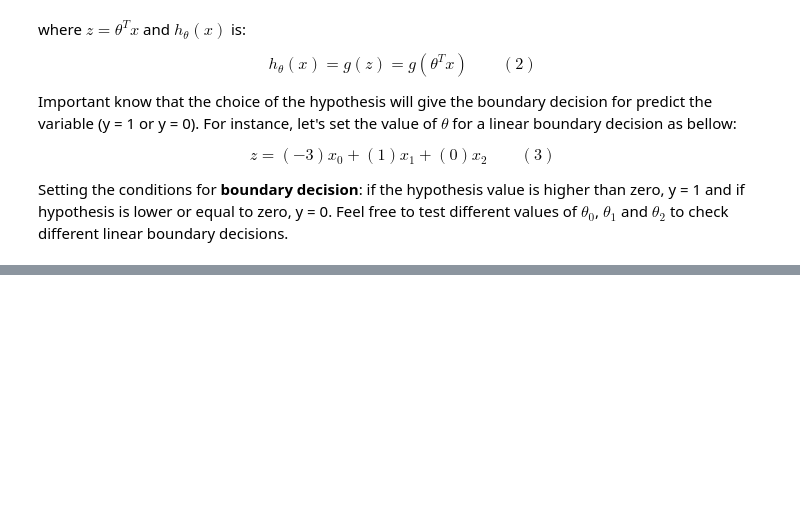
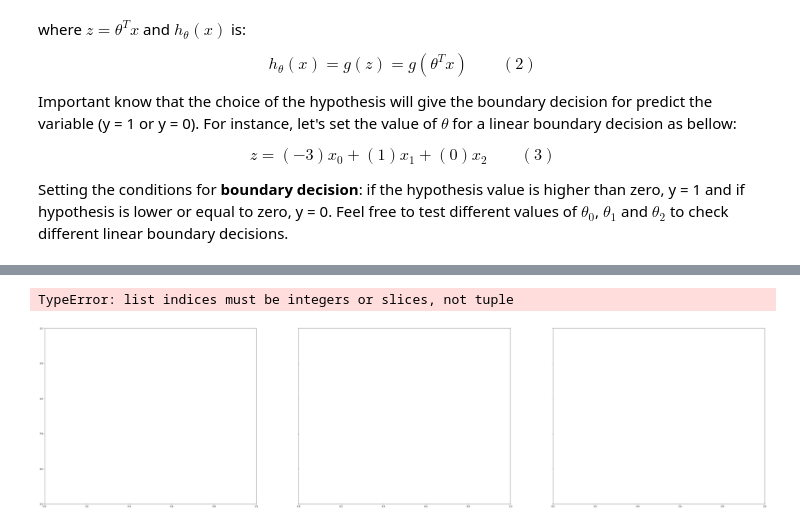
Before and after one commit to gsoumoreira/LogisticRegression_Python, a Jupyter notebook: LogisticRegression.ipynb, the cells around one changed output, grey strips where cells are left out. Cells and saved outputs as stored; diff of their text form; code cells hidden in the pictures; blank space fills up the shorter version.

```diff
--- a/LogisticRegression.ipynb
+++ b/LogisticRegression.ipynb
@@ -347,0 +368,13 @@ array([[ 1.00000000e+00,  5.12670000e-02,  6.99560000e-01,
+# %%
+def gradientReg(theta, reg, x, y):
+
+    # Hypothesis function g(X*Theta)
+    hip = sigmoid(x.dot(theta.reshape(-1,1) ))
+
+    # The Regularized gradient (Changing the thenta_0 to 0 temporaly)
+    theta_0 = theta[0]
+    theta[0] = 0
+    grad = (1/len(y))*x.T.dot(hip-y) + (reg/len(y))*theta.reshape(-1,1)
+    theta[0] = theta_0
+
+    return grad.flatten()
@@ -347,0 +383,17 @@ array([[ 1.00000000e+00,  5.12670000e-02,  6.99560000e-01,
+# %%
+poly6 = PolynomialFeatures(6)
+
+# Fitting our dataset to the new higher order polynomial dataset
+xpoly6 = poly6.fit_transform(data2[["Test1","Test2"]])
+
+# Binary (y) classification dataset
+y6 = data2[["Result"]].values
+
+# Theta should be same size of xpoly6!
+theta6 = np.zeros([xpoly6.shape[1]])
+
+# Regularized Parameter
+reg = 1
+
+# Compute regulizared cost function
+computeCostReg(theta6, reg, xpoly6, y6)
@@ -347,0 +406,13 @@ array([[ 1.00000000e+00,  5.12670000e-02,  6.99560000e-01,
+# %%
+# computeCostReg must return a float and the parameter to be optimizer must be
+# 1D array (initial_theta ) and also must be the first arugment
+# computeCostReg(theta,....)
+reg = [0,1,100]
+besthip = []
+Regplot, ax = plt.subplots(1,3, sharey = True, figsize=(60,15))
+
+for i in enumerate (reg):
+   besthip = minimize(computeCostReg, theta6, args=(reg[i],xpoly6,y6), method='TNC', jac=gradientReg)
+# %% [output]
+TypeError: list indices must be integers or slices, not tuple
+[figure, added]
```
Also changed, not shown: parts of 30 cells of this notebook, 2 other files.
